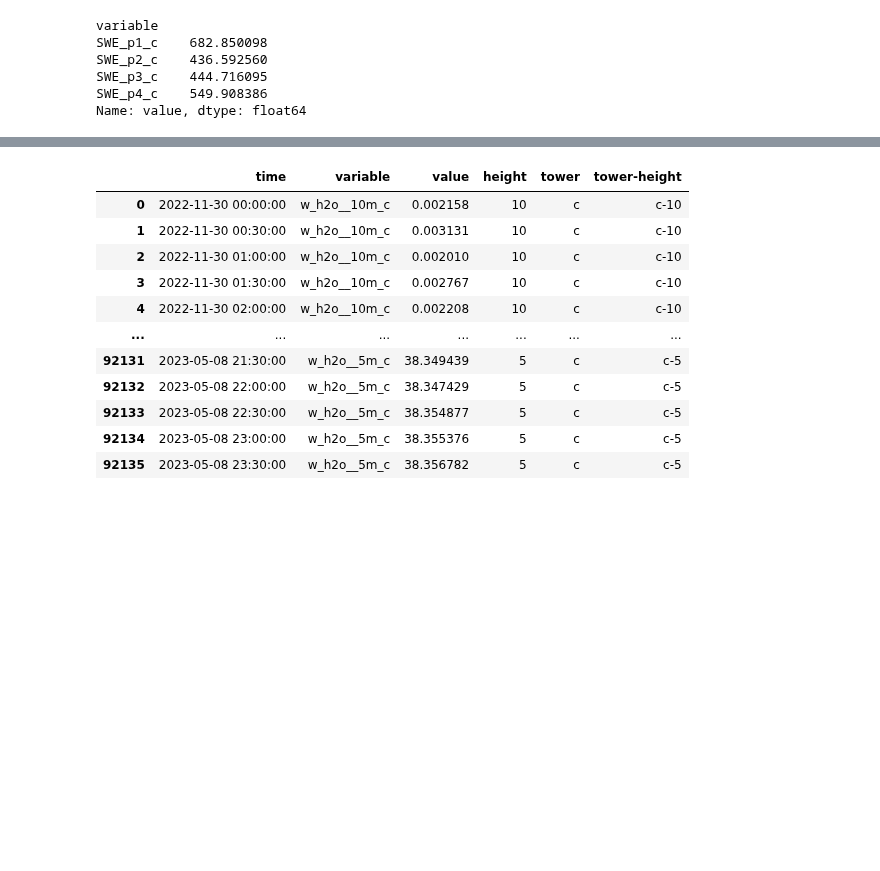
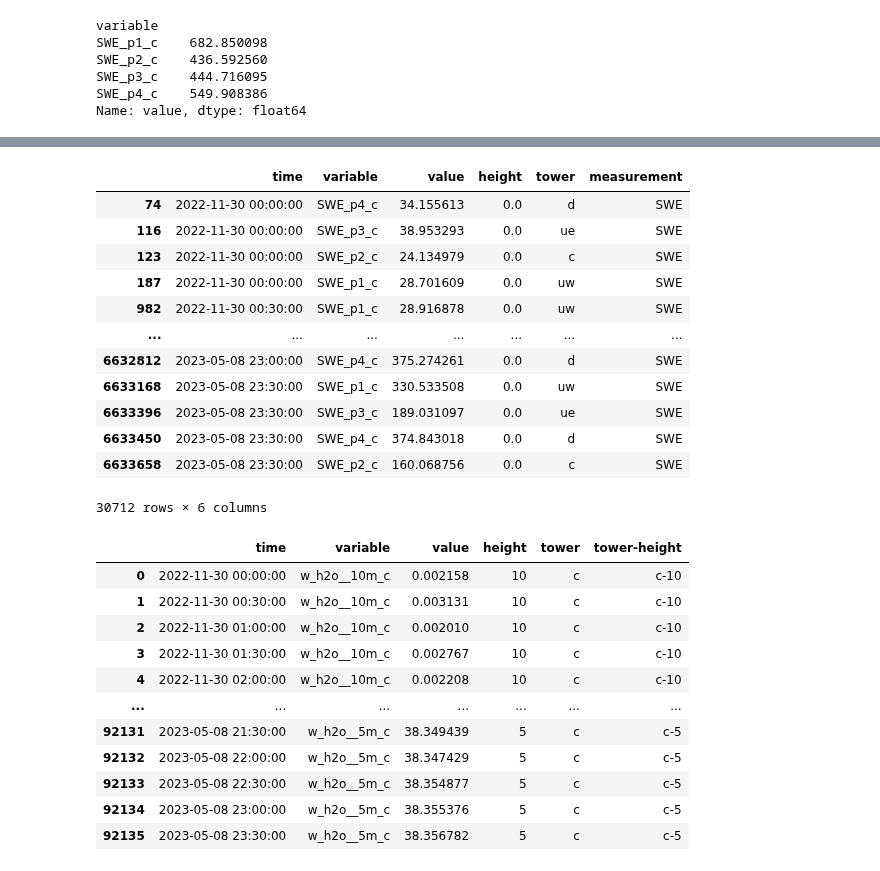
Before and after one commit to elischwat/sublimationofsnow, a Jupyter notebook: analysis/paper1/figure2.ipynb, the cells around one changed output, grey strips where cells are left out. Drawn from its saved outputs; the diff is of its cells as text; code cells hidden in the pictures; blank space fills up the shorter version.

```diff
--- a/analysis/paper1/figure2.ipynb
+++ b/analysis/paper1/figure2.ipynb
@@ -159,3 +186,21 @@ tidy_df.query("variable == 'SWE_p2_c'").dropna()
+# %%
+tidy_df[tidy_df.variable.isin([
+    'SWE_p1_c', 'SWE_p2_c', 'SWE_p3_c', 'SWE_p4_c'
+])].query("time < 20240410")
+# %% [output]
+|  | time | variable | value | height | tower | measurement |
+| 74 | 2022-11-30 00:00:00 | SWE_p4_c | 34.155613 | 0.0 | d | SWE |
+| 116 | 2022-11-30 00:00:00 | SWE_p3_c | 38.953293 | 0.0 | ue | SWE |
+| 123 | 2022-11-30 00:00:00 | SWE_p2_c | 24.134979 | 0.0 | c | SWE |
+| 187 | 2022-11-30 00:00:00 | SWE_p1_c | 28.701609 | 0.0 | uw | SWE |
+| 982 | 2022-11-30 00:30:00 | SWE_p1_c | 28.916878 | 0.0 | uw | SWE |
+| ... | ... | ... | ... | ... | ... | ... |
+| 6632812 | 2023-05-08 23:00:00 | SWE_p4_c | 375.274261 | 0.0 | d | SWE |
+| 6633168 | 2023-05-08 23:30:00 | SWE_p1_c | 330.533508 | 0.0 | uw | SWE |
+| 6633396 | 2023-05-08 23:30:00 | SWE_p3_c | 189.031097 | 0.0 | ue | SWE |
+| 6633450 | 2023-05-08 23:30:00 | SWE_p4_c | 374.843018 | 0.0 | d | SWE |
+| 6633658 | 2023-05-08 23:30:00 | SWE_p2_c | 160.068756 | 0.0 | c | SWE |
+30712 rows × 6 columns
 # %%
 measured_results_mm = tidy_df[tidy_df.variable.isin([
     'w_h2o__2m_c',
```
Also changed, not shown: parts of 12 cells of this notebook, 2 other files.
